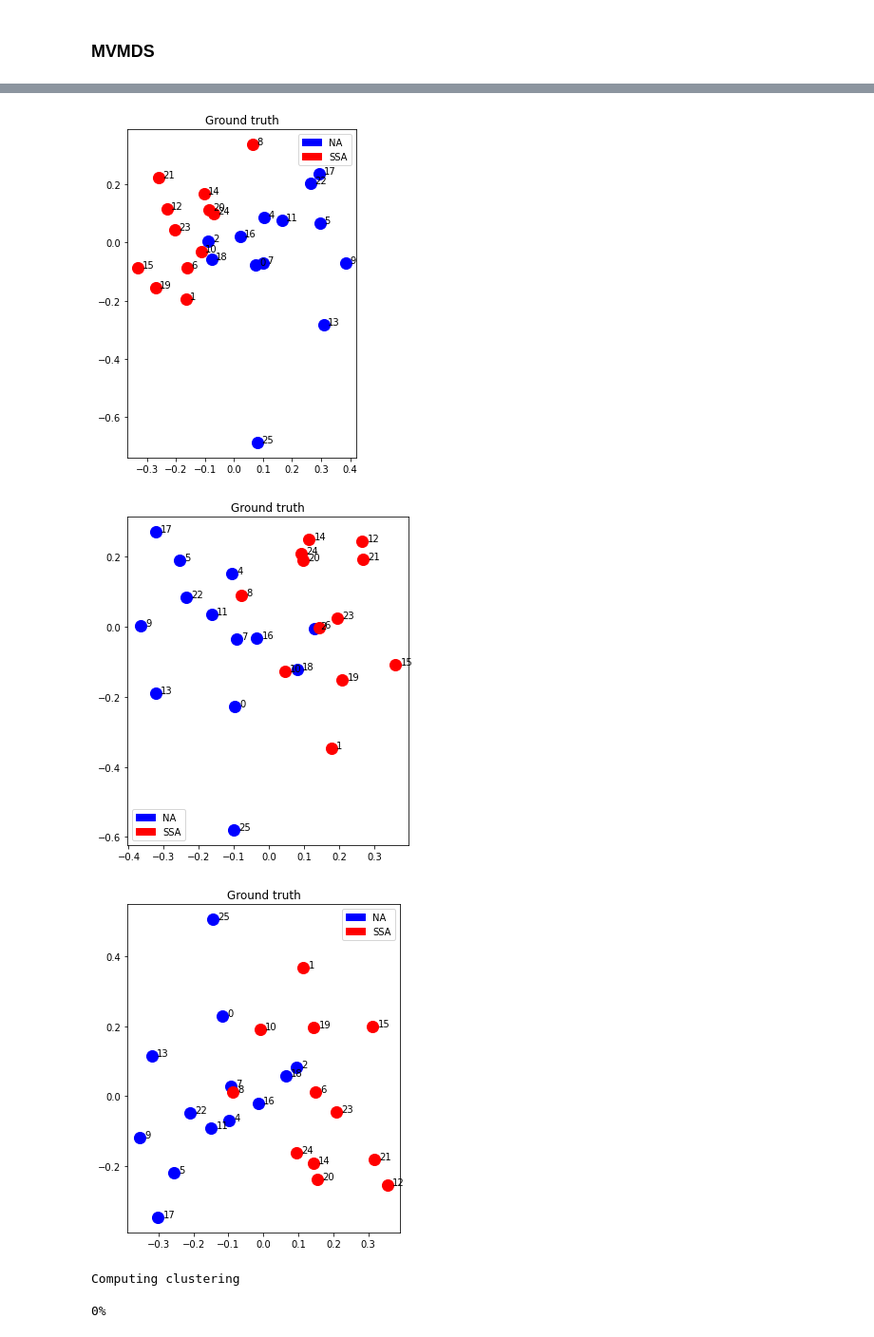
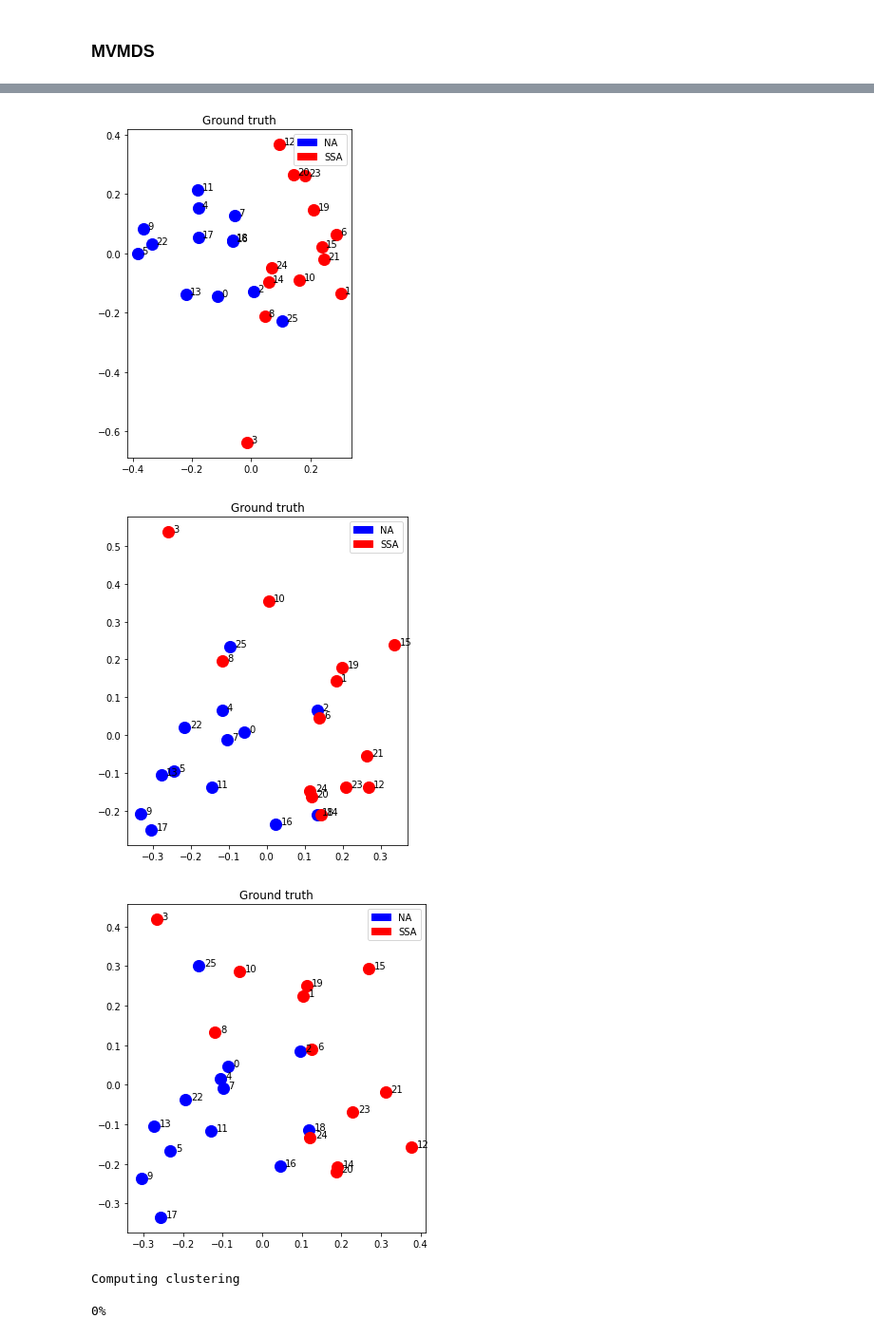
Before and after one commit to alexandremerasli/TFE, a Jupyter notebook: cluster_data.ipynb, the cells around one changed output, grey strips where cells are left out. Shown at 95% size. Drawn from its saved outputs; the diff is of its cells as text; code cells hidden in the pictures.

Commit message:
bugs corrected when subjects removed + very good results when removig 3 and 25 which seem to be outlier

```diff
--- a/cluster_data.ipynb
+++ b/cluster_data.ipynb
@@ -1384,11 +1384,20 @@ for i in range(len(ISC_IBI)):
 
 condition = np.genfromtxt(os.path.join('condition.csv'),delimiter=',')
 condition = np.array(condition,dtype='int') # Convert into array
+
+'''
 ISC_EEG = removeOutlierArray(ISC_EEG,3) # Really outlier?
 ISC_EDA = removeOutlierArray(ISC_EDA,3) # Really outlier?
 ISC_IBI = removeOutlierArray(ISC_IBI,3) # Really outlier?
 condition = removeOutlierVector(condition,3) # Really outlier?
 subjectsWithoutShift = removeOutlierVector(subjectsWithoutShift,3) # Really outlier?
+
+ISC_EEG = removeOutlierArray(ISC_EEG,25-1) # Really outlier?
+ISC_EDA = removeOutlierArray(ISC_EDA,25-1) # Really outlier?
+ISC_IBI = removeOutlierArray(ISC_IBI,25-1) # Really outlier?
+condition = removeOutlierVector(condition,25-1) # Really outlier?
+subjectsWithoutShift = removeOutlierVector(subjectsWithoutShift,25-1) # Really outlier?
+'''
 
 narrative = np.where(condition == 0)[0]
 stimulus = np.where(condition == 1)[0]
@@ -1759,44 +1769,44 @@ def computeMVMDSCoordinate(dim=2):
     distance_matrix_corr_EDA = pairwise_distances(mat_EDA,metric='correlation')
     distance_matrix_corr_IBI = pairwise_distances(mat_IBI,metric='correlation')
 
-    points = mvmds([distance_matrix_EEG],[True],dim)
-    #points = mvmds([distance_matrix_EEG,distance_matrix_EDA,distance_matrix_IBI],[True,True,True],dim)
+    #points = mvmds([distance_matrix_EEG],[True],dim)
+    points = mvmds([distance_matrix_EEG,distance_matrix_EDA,distance_matrix_IBI],[True,True,True],dim)
     #points = mvmds([distance_matrix_EEG,distance_matrix_EDA,distance_matrix_IBI],[False,False,False],dim)
-    points = mvmds([distance_matrix_EEG,distance_matrix_corr_EEG],[True,True],dim)
+    #points = mvmds([distance_matrix_EEG,distance_matrix_corr_EEG],[True,True],dim)
 
-    #points = mvmds([distance_matrix_EEG,distance_matrix_EDA,distance_matrix_IBI,distance_matrix_corr_EEG],[True,True,True,True],dim)
+    points = mvmds([distance_matrix_EEG,distance_matrix_EDA,distance_matrix_IBI,distance_matrix_corr_EEG],[True,True,True,True],dim)
     #points = mvmds([distance_matrix_EEG,distance_matrix_EDA,distance_matrix_IBI,distance_matrix_corr_EEG,distance_matrix_corr_EDA,distance_matrix_corr_IBI],[True,True,True,True,True,True],dim)
     return points
 
 points = computeMVMDSCoordinate()
 plotPoints(points)
 
 plt.figure()
 distance_matrix_EEG = computeDistanceMatrix(1.1,addCoef=0,keepDiag=False,study_matrix=ISC_EEG)
 distance_matrix_EDA = computeDistanceMatrix(1.1,addCoef=0,keepDiag=False,study_matrix=ISC_EDA)
 distance_matrix_IBI = computeDistanceMatrix(1.1,addCoef=0,keepDiag=False,study_matrix=ISC_IBI)
 
 mat_EEG = np.copy(ISC_EEG)
 for i in range(len(mat_EEG)):
     mat_EEG[i,i] = 0.1
 distance_matrix_corr_EEG = pairwise_distances(mat_EEG,metric='correlation')
 distance_matrix_corr_EDA = pairwise_distances(ISC_EDA,metric='correlation')
 distance_matrix_corr_IBI = pairwise_distances(ISC_IBI,metric='correlation')
 
 points = mvmds([distance_matrix_corr_EEG],[True],2)
 plotPoints(points)
 
 plt.figure()
 distance_matrix_EEG = computeDistanceMatrix(1.1,addCoef=0,keepDiag=False,study_matrix=ISC_EEG)
 distance_matrix_EDA = computeDistanceMatrix(1.1,addCoef=0,keepDiag=False,study_matrix=ISC_EDA)
 distance_matrix_IBI = computeDistanceMatrix(1.1,addCoef=0,keepDiag=False,study_matrix=ISC_IBI)
 
 points = mvmds([distance_matrix_EEG],[True],2)
 plotPoints(points)
 # %% [output]
-[figure, old version]
+[figure, new version]
-[figure, old version]
+[figure, new version]
-[figure, old version]
+[figure, new version]
 # %%
 from sklearn.cluster import KMeans
 
```
Also changed, not shown: parts of 10 cells of this notebook.
